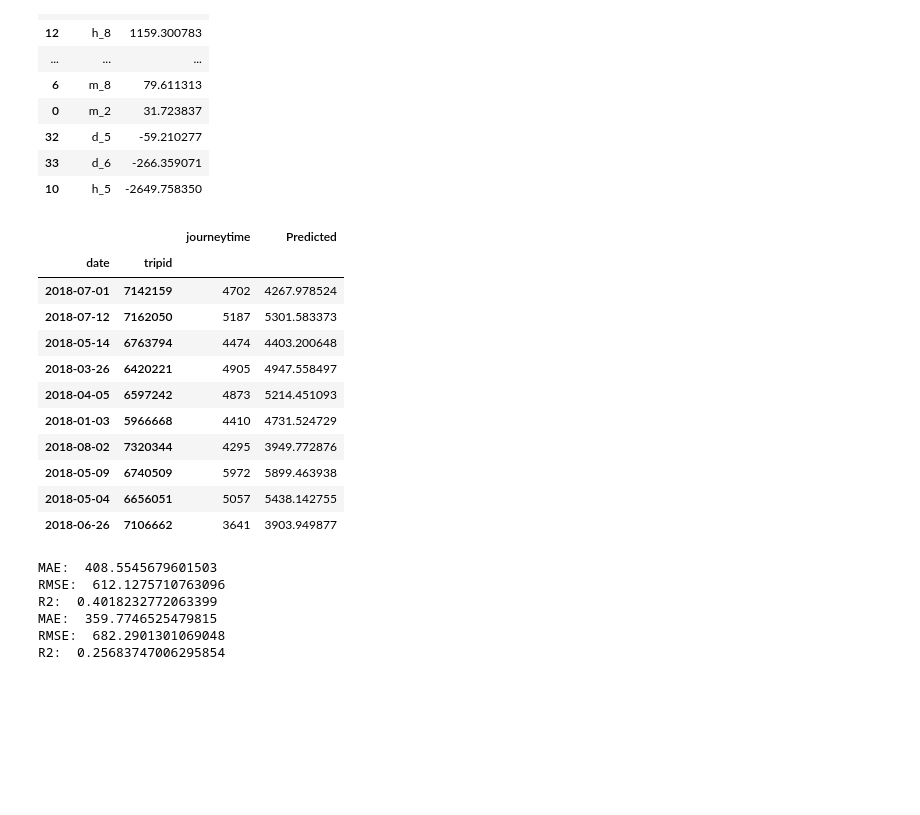
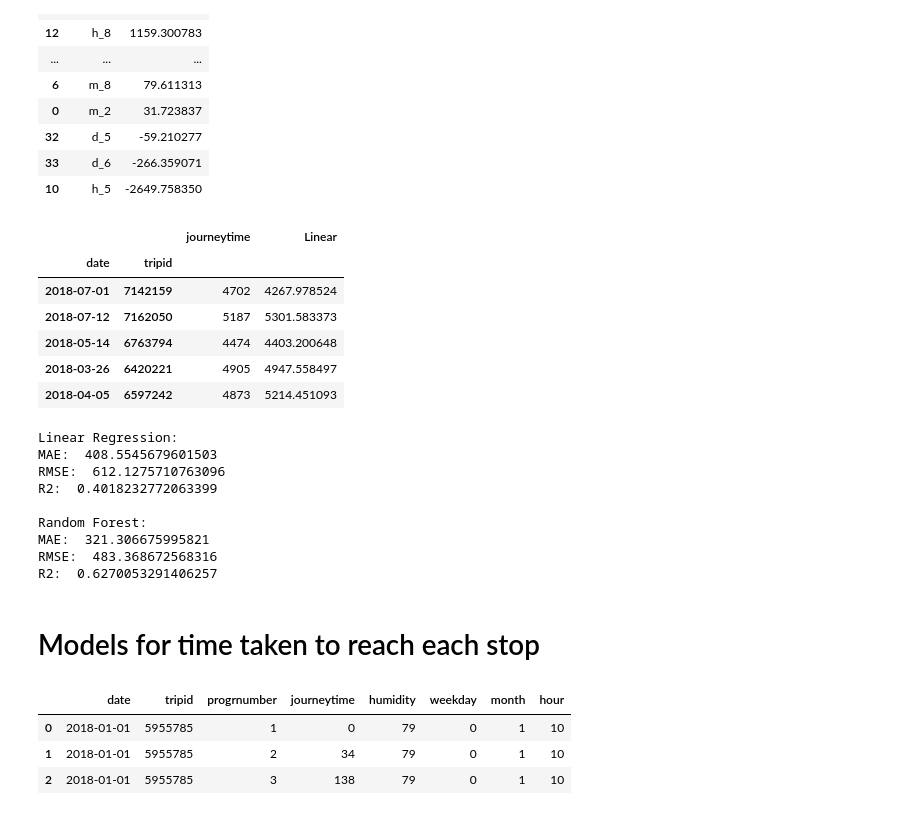
Before and after one commit to gouliev/dublinbusapp, a Jupyter notebook: data/dataAnalysis-Oscar.ipynb, the cells around one changed output. Cells and saved outputs as stored; diff of their text form; code cells hidden in the pictures; blank space fills up the shorter version.

Commit message:
tidied code & got random forest working

```diff
--- a/data/dataAnalysis-Oscar.ipynb
+++ b/data/dataAnalysis-Oscar.ipynb
@@ -340,6 +204,6 @@ y = dfLinear.journeytime
 Xtrain, Xtest, ytrain, ytest = train_test_split(X, y, test_size=0.3, random_state=1)
 # %%
 lmodel = LinearRegression().fit(Xtrain, ytrain)
-rfc = RandomForestClassifier(n_estimators=100, max_features='auto', oob_score=True, random_state=1)
+rfc = RandomForestRegressor(oob_score=True, random_state=1)
 rfc.fit(Xtrain, ytrain)
 # %% [output]
@@ -369,28 +233,30 @@ featureImportance.sort_values('importance', ascending=False)
 trainPredictions = lmodel.predict(Xtrain)
 rfcPrediction = rfc.predict(Xtrain)
 # %%
-trueVsPredicted = pd.concat([ytrain, pd.DataFrame(trainPredictions, columns=['Predicted'], index=Xtrain.index)], axis=1)
-trueVsPredicted.head(10)
+trueVsPredicted = pd.concat([ytrain, pd.DataFrame(trainPredictions, columns=['Linear'], index=Xtrain.index)], axis=1)
+trueVsPredicted.head(5)
 # %% [output]
-|  |  | journeytime | Predicted |
+|  |  | journeytime | Linear |
 | date | tripid |  |  |
 | 2018-07-01 | 7142159 | 4702 | 4267.978524 |
 | 2018-07-12 | 7162050 | 5187 | 5301.583373 |
 | 2018-05-14 | 6763794 | 4474 | 4403.200648 |
 | 2018-03-26 | 6420221 | 4905 | 4947.558497 |
 | 2018-04-05 | 6597242 | 4873 | 5214.451093 |
-| 2018-01-03 | 5966668 | 4410 | 4731.524729 |
-| 2018-08-02 | 7320344 | 4295 | 3949.772876 |
-| 2018-05-09 | 6740509 | 5972 | 5899.463938 |
-| 2018-05-04 | 6656051 | 5057 | 5438.142755 |
-| 2018-06-26 | 7106662 | 3641 | 3903.949877 |
 # %%
+print('Linear Regression:')
 printMetrics(ytrain, trainPredictions)
+print('\nRandom Forest:')
 printMetrics(ytrain, rfcPrediction)
 # %% [output]
+Linear Regression:
 MAE:  408.5545679601503
 RMSE:  612.1275710763096
 R2:  0.4018232772063399
-MAE:  359.7746525479815
-RMSE:  682.2901301069048
-R2:  0.25683747006295854
+
+Random Forest:
+MAE:  321.306675995821
+RMSE:  483.368672568316
+R2:  0.6270053291406257
+# %% [markdown]
+# Models for time taken to reach each stop
@@ -396,0 +265,8 @@ R2:  0.25683747006295854
+# %%
+dfAllStops.hour %= 24
+dfAllStops.head(3)
+# %% [output]
+|  | date | tripid | progrnumber | journeytime | humidity | weekday | month | hour |
+| 0 | 2018-01-01 | 5955785 | 1 | 0 | 79 | 0 | 1 | 10 |
+| 1 | 2018-01-01 | 5955785 | 2 | 34 | 79 | 0 | 1 | 10 |
+| 2 | 2018-01-01 | 5955785 | 3 | 138 | 79 | 0 | 1 | 10 |
```
Also changed, not shown: parts of 28 cells of this notebook.
